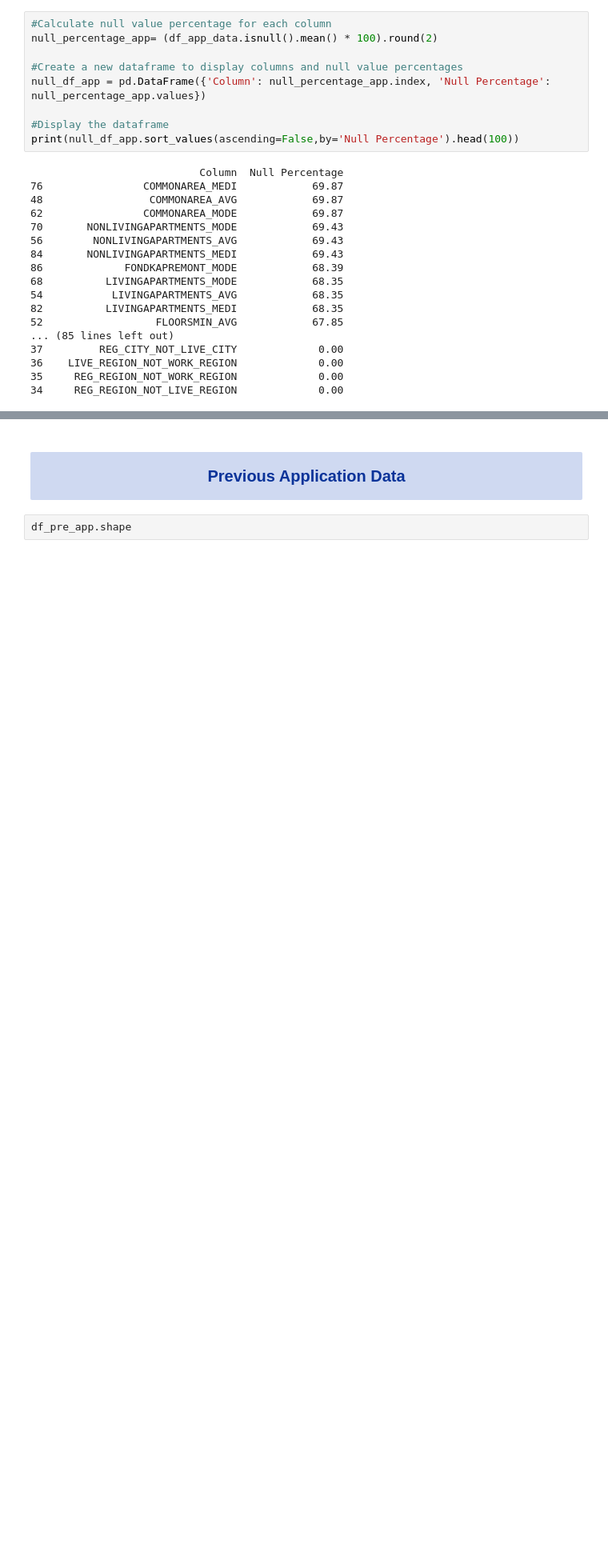
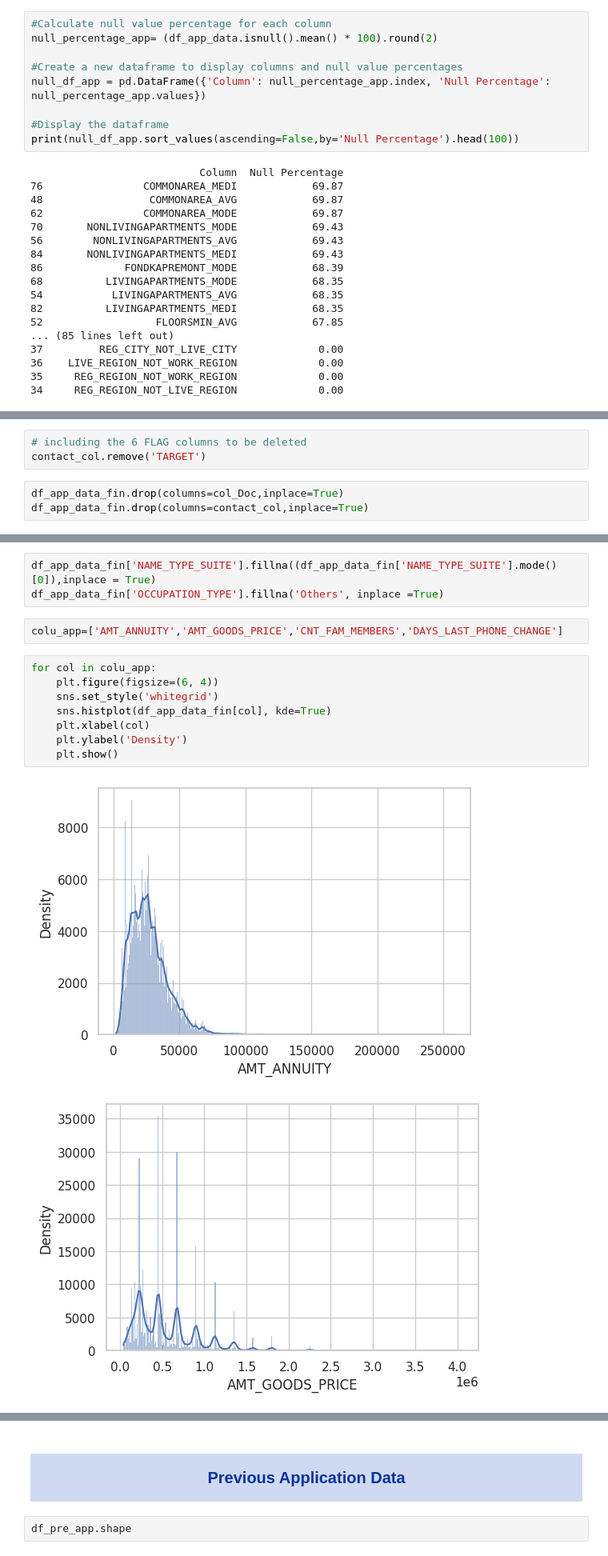
Before and after one commit to raghavendranhp/Financial_Risk_Detection, a Jupyter notebook: Financial_Risk_Analysis.ipynb, the cells around one changed output, grey strips where cells are left out. Shown at 80% size. Cells and saved outputs as stored; diff of their text form; blank space fills up the shorter version.

```diff
--- a/Financial_Risk_Analysis.ipynb
+++ b/Financial_Risk_Analysis.ipynb
@@ -221,0 +359,6 @@ print(null_df_app.sort_values(ascending=False,by='Null Percentage').head(100))
+# %%
+# including the 6 FLAG columns to be deleted
+contact_col.remove('TARGET')
+# %%
+df_app_data_fin.drop(columns=col_Doc,inplace=True)
+df_app_data_fin.drop(columns=contact_col,inplace=True)
@@ -221,0 +378,16 @@ print(null_df_app.sort_values(ascending=False,by='Null Percentage').head(100))
+# %%
+df_app_data_fin['NAME_TYPE_SUITE'].fillna((df_app_data_fin['NAME_TYPE_SUITE'].mode()[0]),inplace = True)
+df_app_data_fin['OCCUPATION_TYPE'].fillna('Others', inplace =True)
+# %%
+colu_app=['AMT_ANNUITY','AMT_GOODS_PRICE','CNT_FAM_MEMBERS','DAYS_LAST_PHONE_CHANGE']
+# %%
+for col in colu_app:
+    plt.figure(figsize=(6, 4))
+    sns.set_style('whitegrid')
+    sns.histplot(df_app_data_fin[col], kde=True)
+    plt.xlabel(col)
+    plt.ylabel('Density')
+    plt.show()
+# %% [output]
+[figure, added]
+[figure, added]
```
Also changed, not shown: parts of 32 cells of this notebook.
